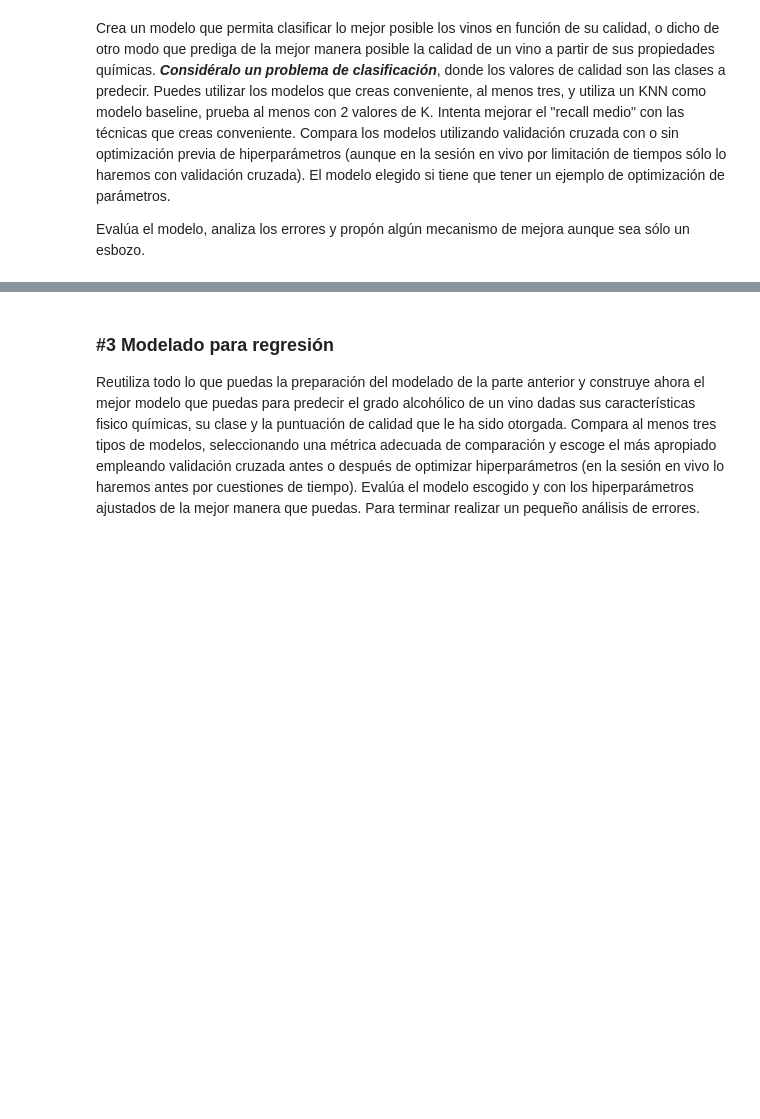
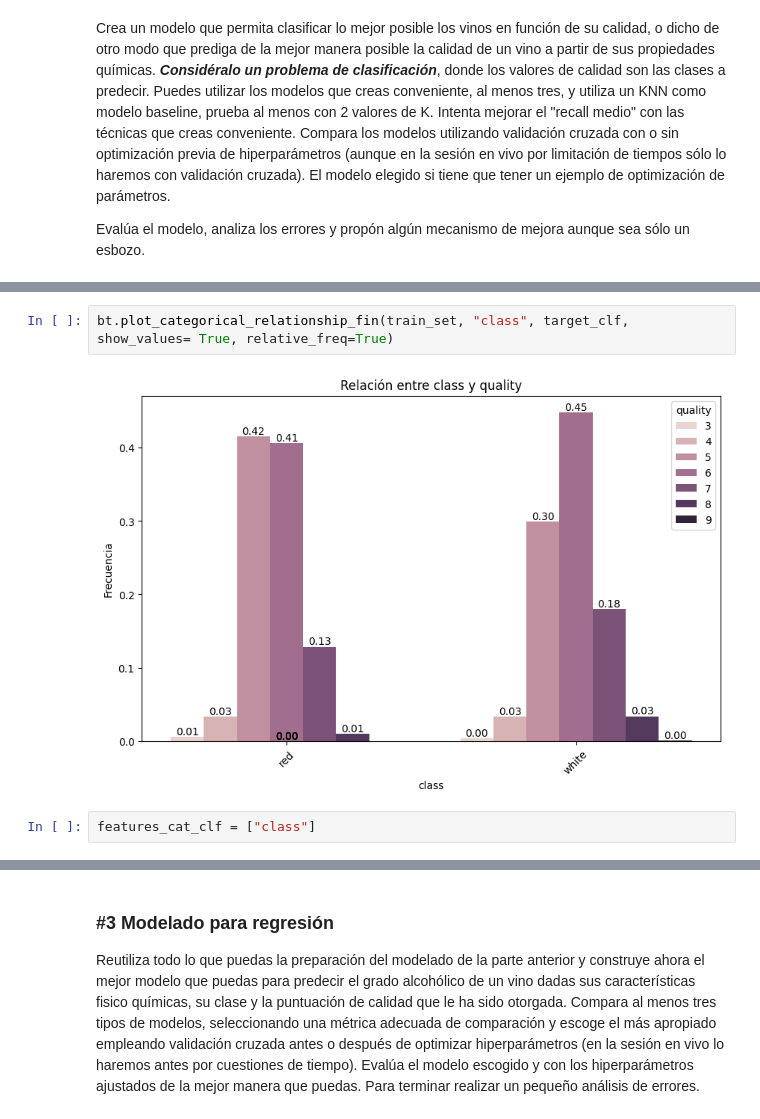
Before and after one commit to Fredmulato93/ONLINE_DS_THEBRIDGE_FRED_MULATO_93, a Jupyter notebook: 04_Machine_Learning/Sprint_12/Unidad_02/Practica_Obligatoria/18_Practica_Obligatoria_Repaso_Aprendizaje_Supervisado.ipynb, the cells around one changed output, grey strips where cells are left out. Drawn from its saved outputs; the diff is of its cells as text; blank space fills up the shorter version.

```diff
--- a/04_Machine_Learning/Sprint_12/Unidad_02/Practica_Obligatoria/18_Practica_Obligatoria_Repaso_Aprendizaje_Supervisado.ipynb
+++ b/04_Machine_Learning/Sprint_12/Unidad_02/Practica_Obligatoria/18_Practica_Obligatoria_Repaso_Aprendizaje_Supervisado.ipynb
@@ -138,0 +139,6 @@ NameError: name 'train_test_split' is not defined
+# %%
+bt.plot_categorical_relationship_fin(train_set, "class", target_clf, show_values= True, relative_freq=True)
+# %% [output]
+[figure, added]
+# %%
+features_cat_clf = ["class"]
```
Also changed, not shown: parts of 12 cells of this notebook, 2 other files.
